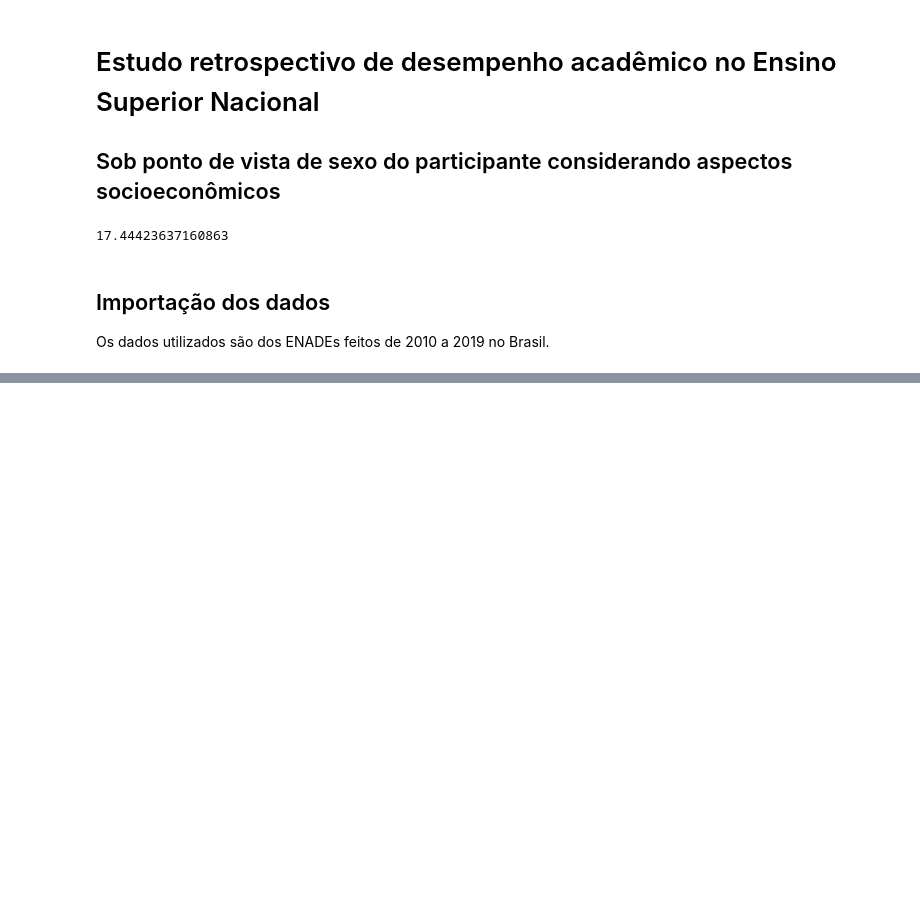
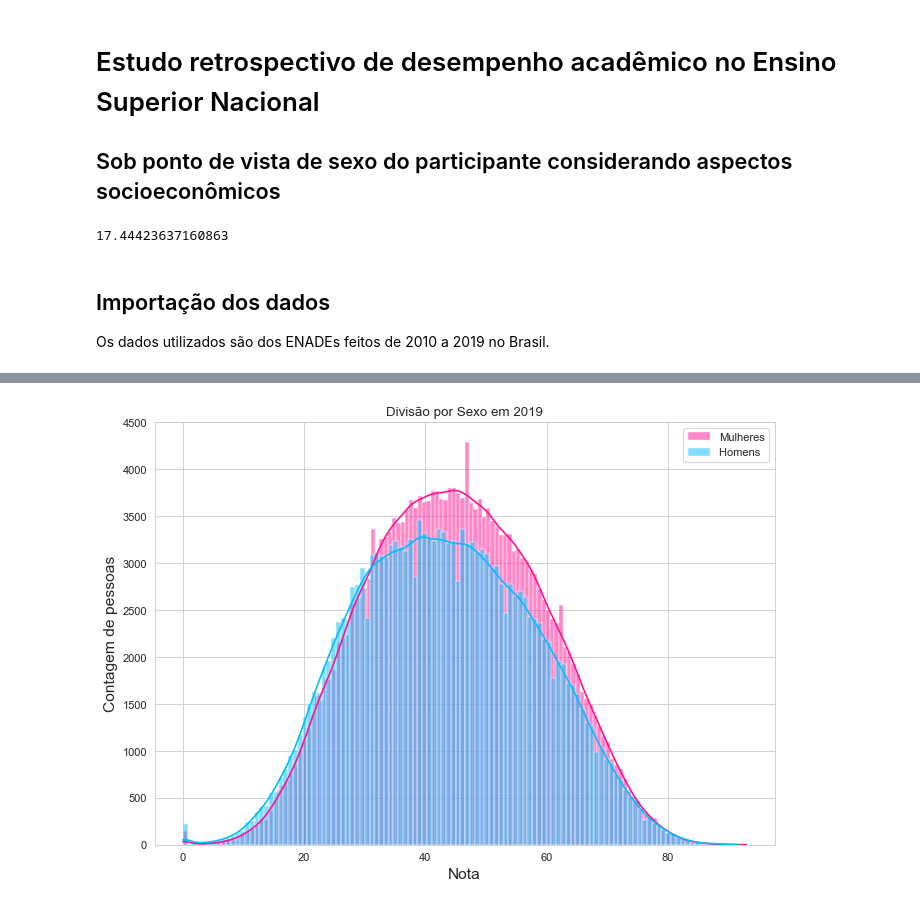
Before and after one commit to renatanesio/dados-universitarios-brasil, a Jupyter notebook: Estudo de Dados Universitários do Brasil.ipynb, the cells around one changed output, grey strips where cells are left out. Drawn from its saved outputs; the diff is of its cells as text; code cells hidden in the pictures; blank space fills up the shorter version.

```diff
--- a/Estudo de Dados Universitários do Brasil.ipynb
+++ b/Estudo de Dados Universitários do Brasil.ipynb
@@ -78,0 +163,24 @@ Finalizado!
+# %%
+b1 = enade_por_sexo["M"]['2019']["NOTA"] # Homem Preto até 3M
+b2 = enade_por_sexo["F"]['2019']["NOTA"] # "Mulher preta até 3M
+
+b1_media=str(round(b1.mean(), 3))
+b2_media=str(round(b2.mean(), 3))
+
+b1_label='Homens '
+b2_label='Mulheres'
+
+
+plt.figure(figsize=(10,7), dpi= 80)
+sns.histplot(b2, color="deeppink", label=b2_label, kde=True)
+sns.histplot(b1, color="deepskyblue", label=b1_label, kde=True)
+
+
+plt.ylim(0, escala)
+
+plt.xlabel("Nota", size=14)
+plt.ylabel("Contagem de pessoas", size=14)
+plt.title("Divisão por Sexo em 2019")
+plt.legend(loc='upper right');
+# %% [output]
+[figure, added]
```
Also changed, not shown: parts of 16 cells of this notebook.
